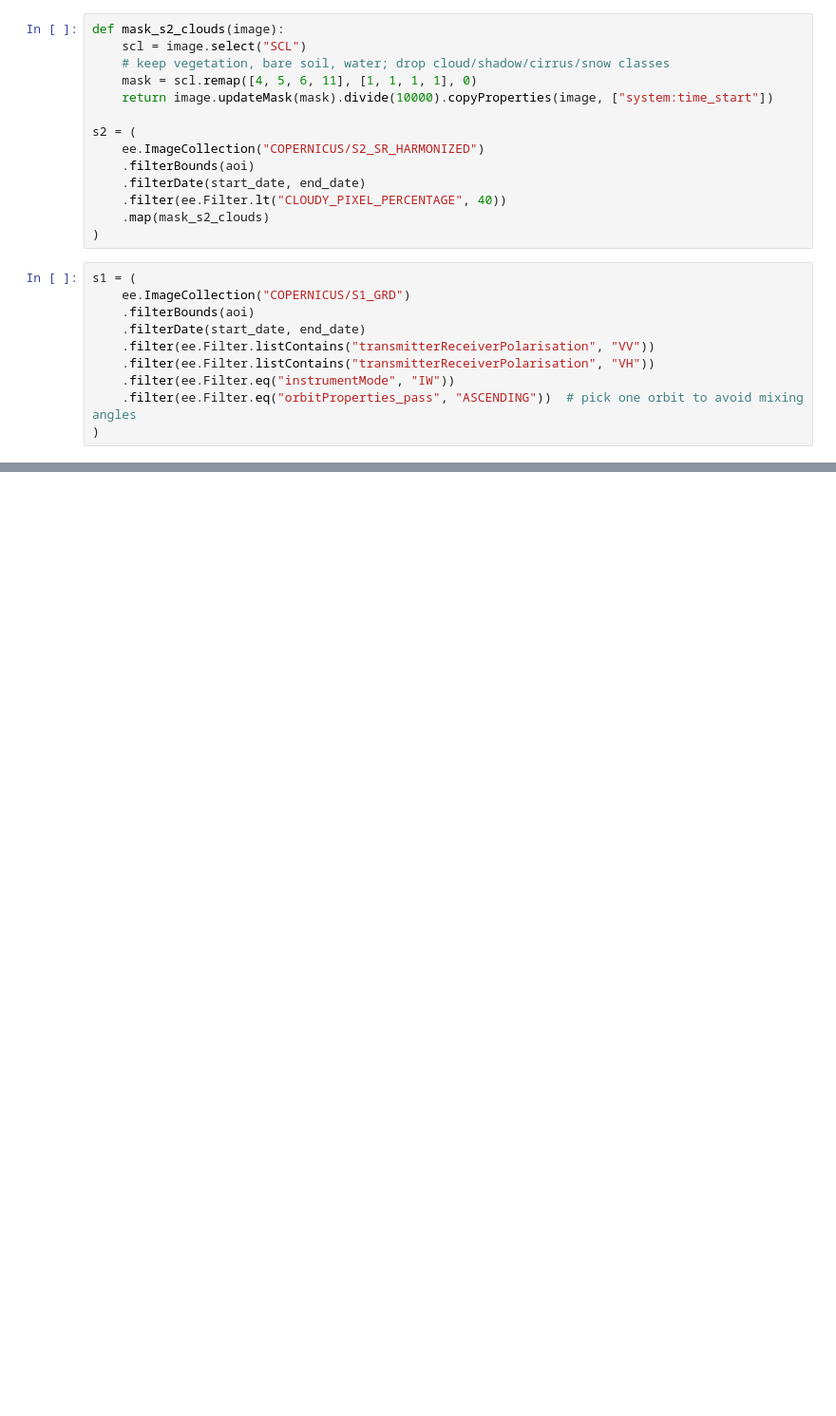
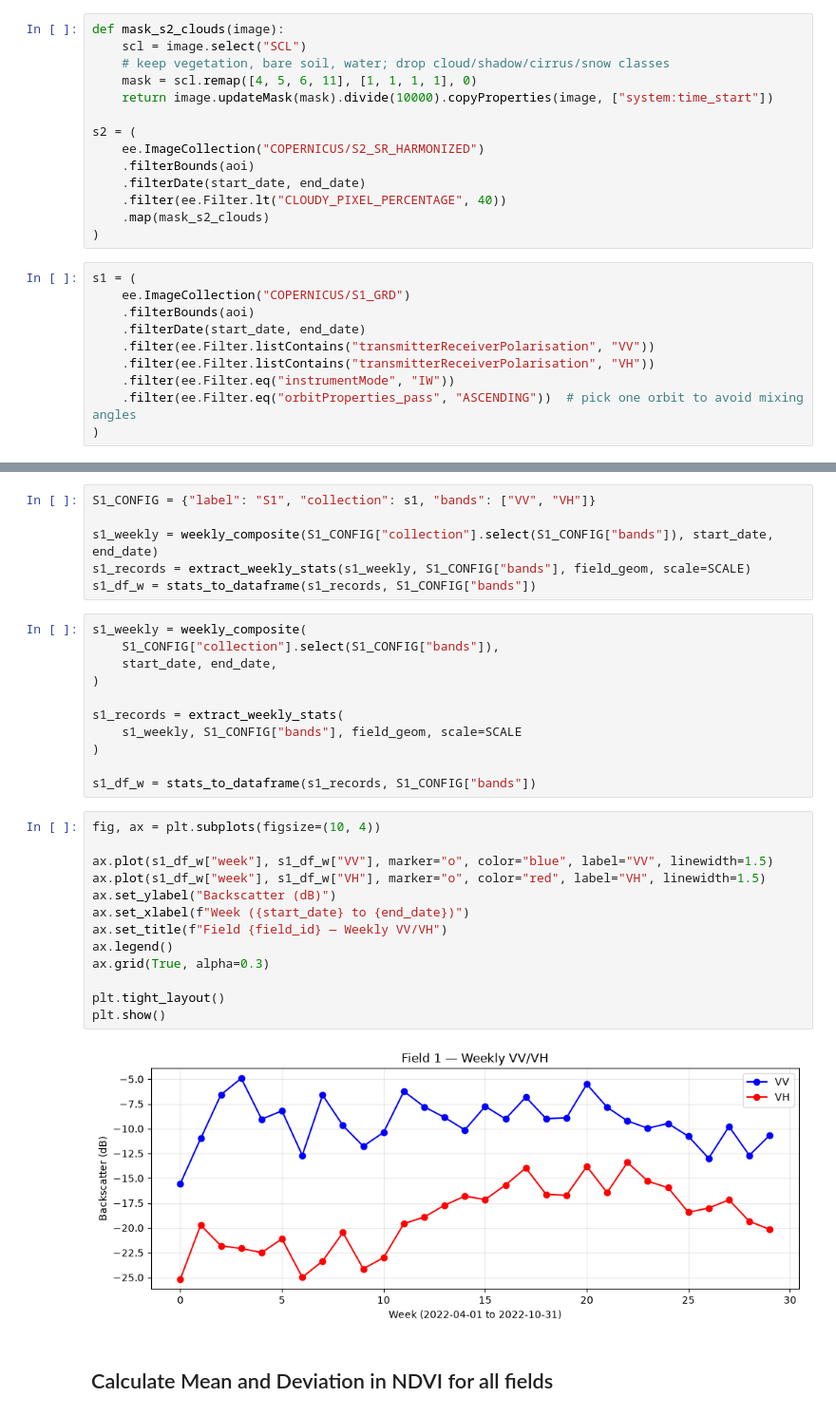
Before and after one commit to toschka123/CottonCondition, a Jupyter notebook: PyCotton.ipynb, the cells around one changed output, grey strips where cells are left out. Shown at 95% size. Saved outputs shown, nothing was run; the diff lists cells and outputs as text; blank space fills up the shorter version.

```diff
--- a/PyCotton.ipynb
+++ b/PyCotton.ipynb
@@ -106,0 +220,34 @@ plt.show()
+# %%
+S1_CONFIG = {"label": "S1", "collection": s1, "bands": ["VV", "VH"]}
+
+s1_weekly = weekly_composite(S1_CONFIG["collection"].select(S1_CONFIG["bands"]), start_date, end_date)
+s1_records = extract_weekly_stats(s1_weekly, S1_CONFIG["bands"], field_geom, scale=SCALE)
+s1_df_w = stats_to_dataframe(s1_records, S1_CONFIG["bands"])
+# %%
+s1_weekly = weekly_composite(
+    S1_CONFIG["collection"].select(S1_CONFIG["bands"]),
+    start_date, end_date,
+)
+
+s1_records = extract_weekly_stats(
+    s1_weekly, S1_CONFIG["bands"], field_geom, scale=SCALE
+)
+
+s1_df_w = stats_to_dataframe(s1_records, S1_CONFIG["bands"])
+# %%
+fig, ax = plt.subplots(figsize=(10, 4))
+
+ax.plot(s1_df_w["week"], s1_df_w["VV"], marker="o", color="blue", label="VV", linewidth=1.5)
+ax.plot(s1_df_w["week"], s1_df_w["VH"], marker="o", color="red", label="VH", linewidth=1.5)
+ax.set_ylabel("Backscatter (dB)")
+ax.set_xlabel(f"Week ({start_date} to {end_date})")
+ax.set_title(f"Field {field_id} — Weekly VV/VH")
+ax.legend()
+ax.grid(True, alpha=0.3)
+
+plt.tight_layout()
+plt.show()
+# %% [output]
+[figure, added]
+# %% [markdown]
+## Calculate Mean and Deviation in NDVI for all fields
```
Also changed, not shown: parts of 31 cells of this notebook.
